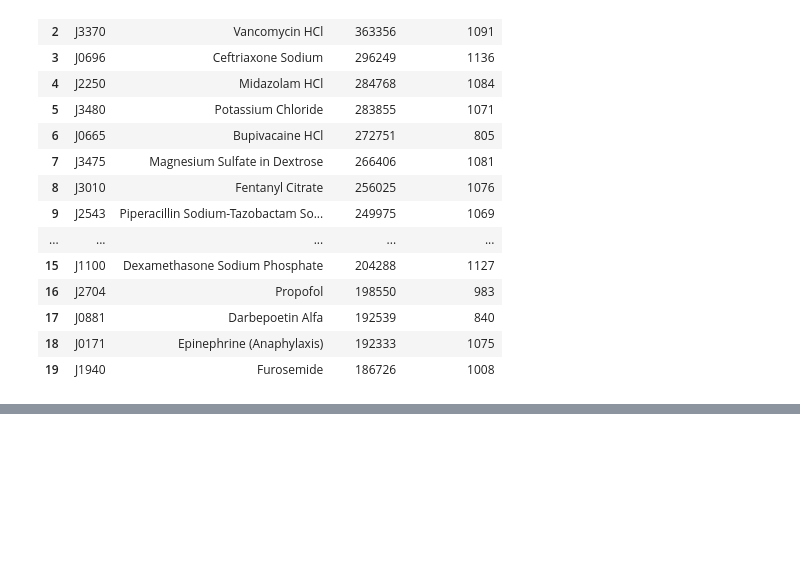
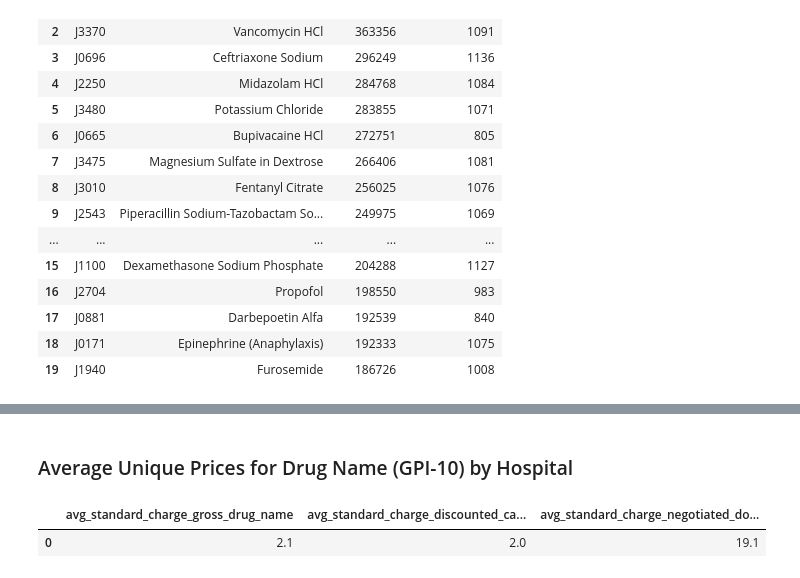
Before and after one commit to mwine81/PRA_REPORT, a Jupyter notebook: analysis_all_drugs.ipynb, the cells around one changed output, grey strips where cells are left out. Cells and saved outputs as stored; diff of their text form; code cells hidden in the pictures; blank space fills up the shorter version.

```diff
--- a/analysis_all_drugs.ipynb
+++ b/analysis_all_drugs.ipynb
@@ -106,0 +135,7 @@ dl()
+# %% [markdown]
+### Average Unique Prices for Drug Name (GPI-10) by Hospital
+# %%
+average_unique_prices_per_hospital_by_product_classification('drug_name').collect(engine='streaming').to_pandas()
+# %% [output]
+|  | avg_standard_charge_gross_drug_name | avg_standard_charge_discounted_ca... | avg_standard_charge_negotiated_do... |
+| 0 | 2.1 | 2.0 | 19.1 |
```
Also changed, not shown: parts of 6 cells of this notebook, 3 other files.
